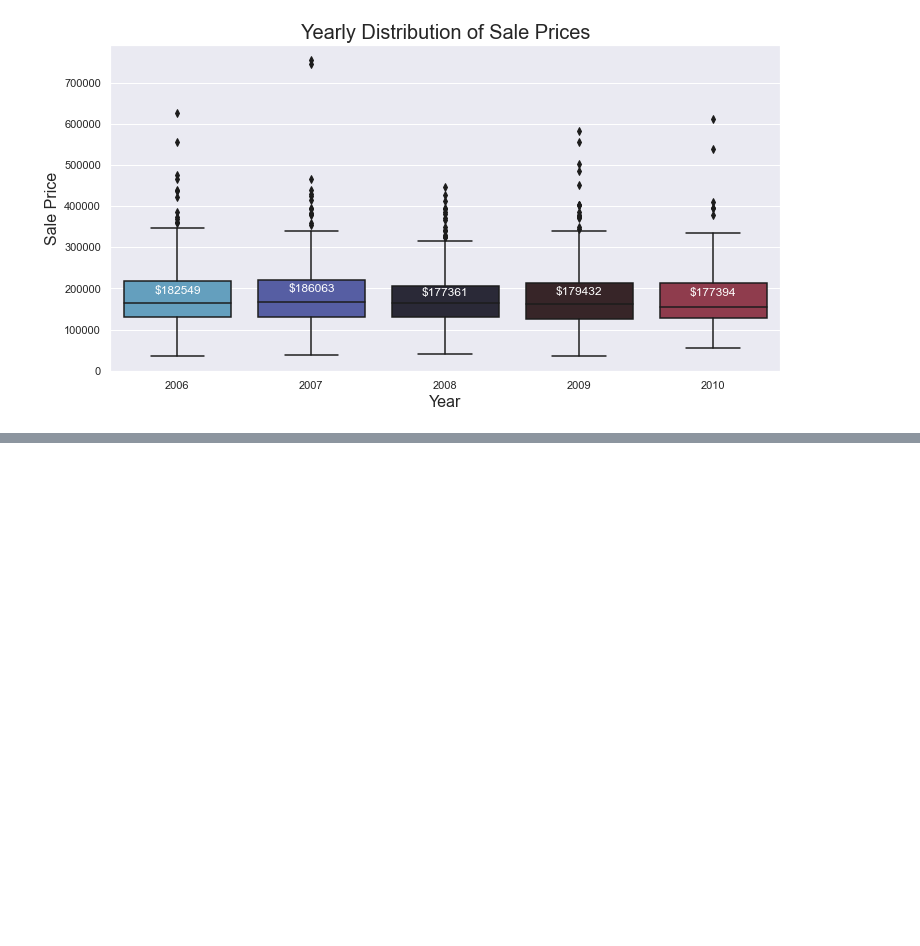
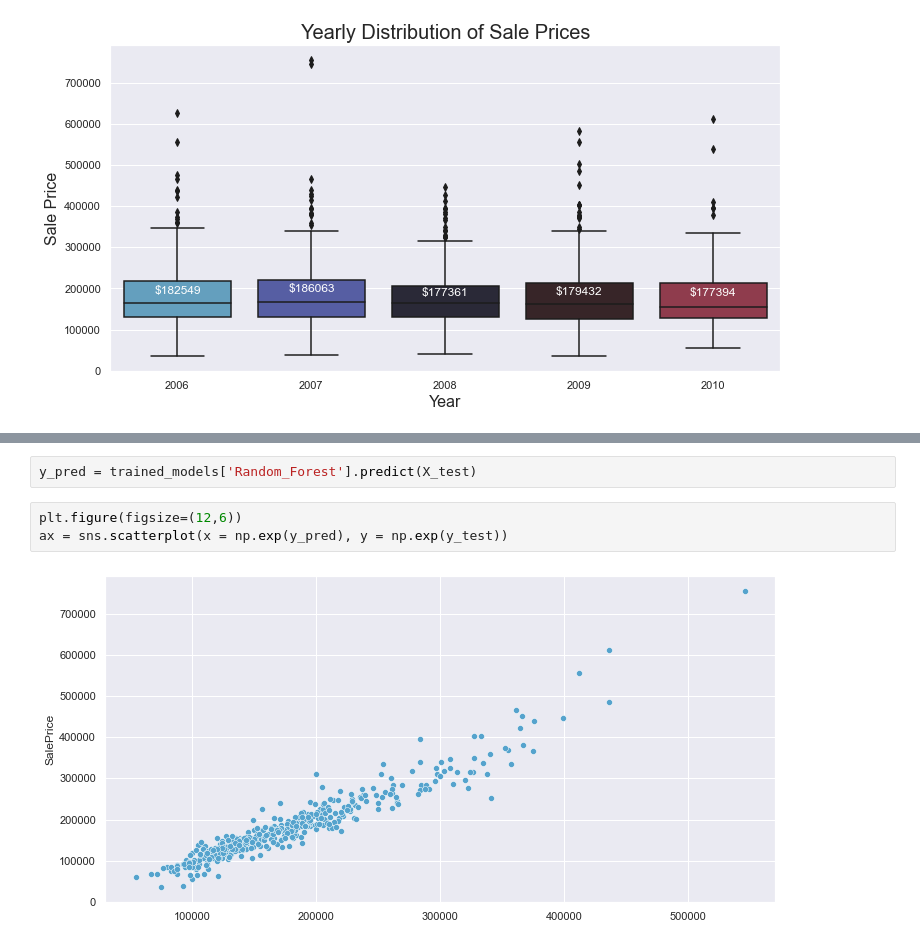
Before and after one commit to Guilhermedbs/House-Prices, a Jupyter notebook: House prices.ipynb, the cells around one changed output, grey strips where cells are left out. Cells and saved outputs as stored; diff of their text form; blank space fills up the shorter version.

```diff
--- a/House prices.ipynb
+++ b/House prices.ipynb
@@ -505,0 +671,7 @@ X_train, X_test, y_train, y_test = train_test_split(df_trans, y, test_size=0.3)
+# %%
+y_pred = trained_models['Random_Forest'].predict(X_test)
+# %%
+plt.figure(figsize=(12,6))
+ax = sns.scatterplot(x = np.exp(y_pred), y = np.exp(y_test))
+# %% [output]
+[figure, added]
```
Also changed, not shown: parts of 44 cells of this notebook.
